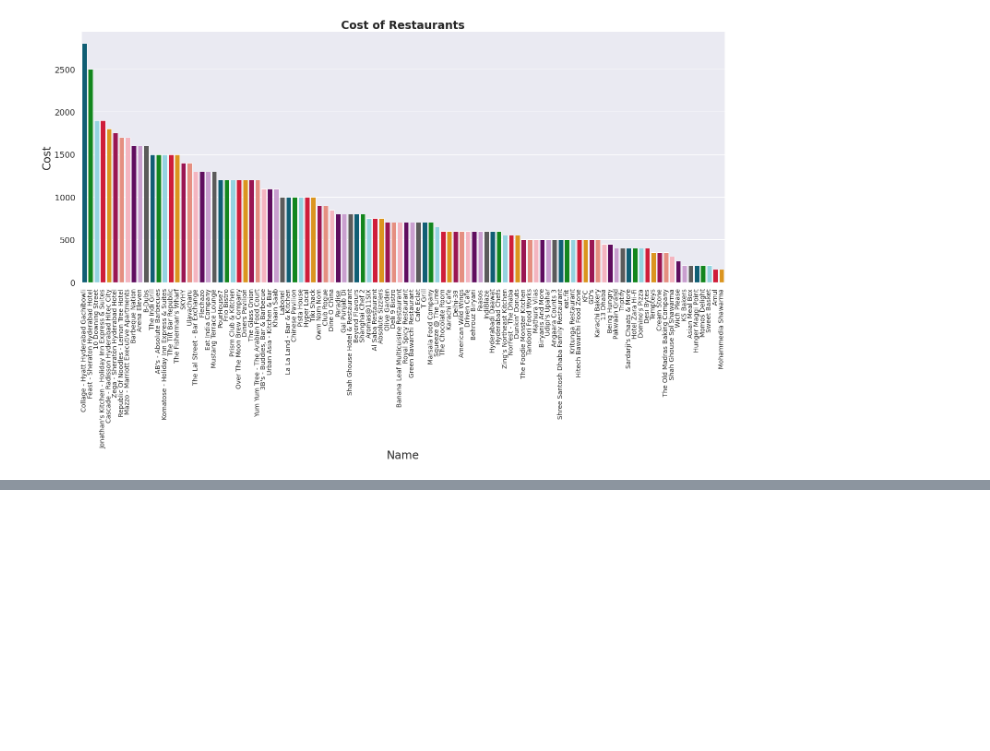
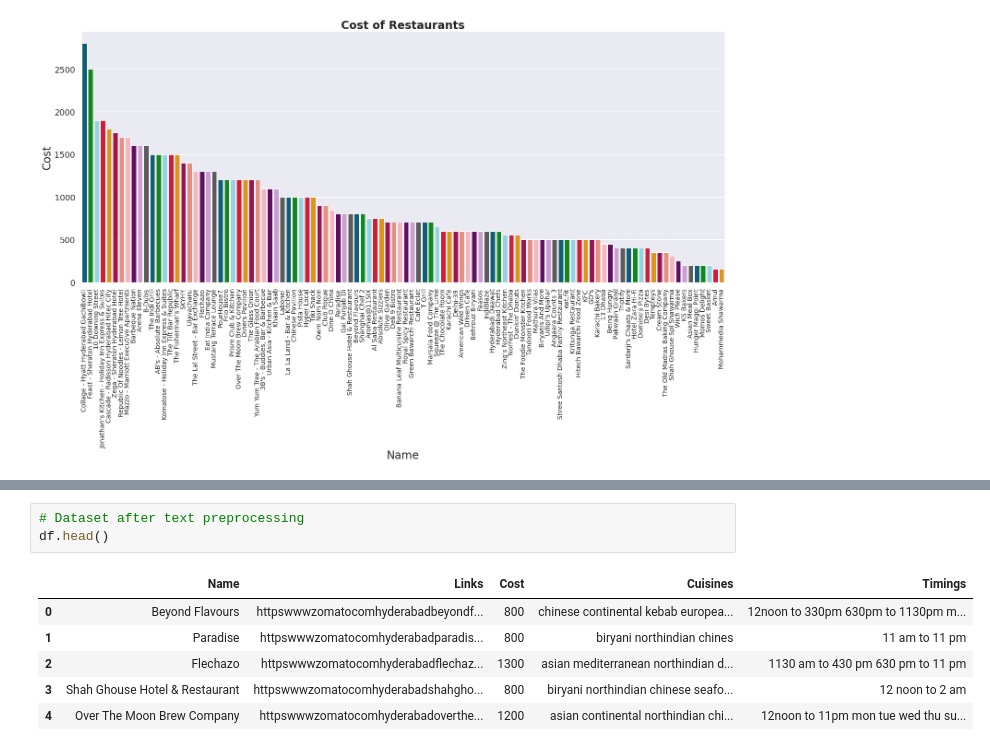
Before and after one commit to Sriharish19/SH_Zomato-Restaurant-Clustering-and-Sentiment-Analysis, a Jupyter notebook: SH_Zomato_Restaurant_Clustering_and_Sentiment_Analysis.ipynb, the cells around one changed output, grey strips where cells are left out. Drawn from its saved outputs; the diff is of its cells as text; blank space fills up the shorter version.

```diff
--- a/SH_Zomato_Restaurant_Clustering_and_Sentiment_Analysis.ipynb
+++ b/SH_Zomato_Restaurant_Clustering_and_Sentiment_Analysis.ipynb
@@ -296,0 +371,10 @@ plt.show()
+# %%
+# Dataset after text preprocessing
+df.head()
+# %% [output]
+|  | Name | Links | Cost | Cuisines | Timings |
+| 0 | Beyond Flavours | httpswwwzomatocomhyderabadbeyondf... | 800 | chinese continental kebab europea... | 12noon to 330pm 630pm to 1130pm m... |
+| 1 | Paradise | httpswwwzomatocomhyderabadparadis... | 800 | biryani northindian chines | 11 am to 11 pm |
+| 2 | Flechazo | httpswwwzomatocomhyderabadflechaz... | 1300 | asian mediterranean northindian d... | 1130 am to 430 pm 630 pm to 11 pm |
+| 3 | Shah Ghouse Hotel & Restaurant | httpswwwzomatocomhyderabadshahgho... | 800 | biryani northindian chinese seafo... | 12 noon to 2 am |
+| 4 | Over The Moon Brew Company | httpswwwzomatocomhyderabadoverthe... | 1200 | asian continental northindian chi... | 12noon to 11pm mon tue wed thu su... |
```
Also changed, not shown: parts of 17 cells of this notebook.
